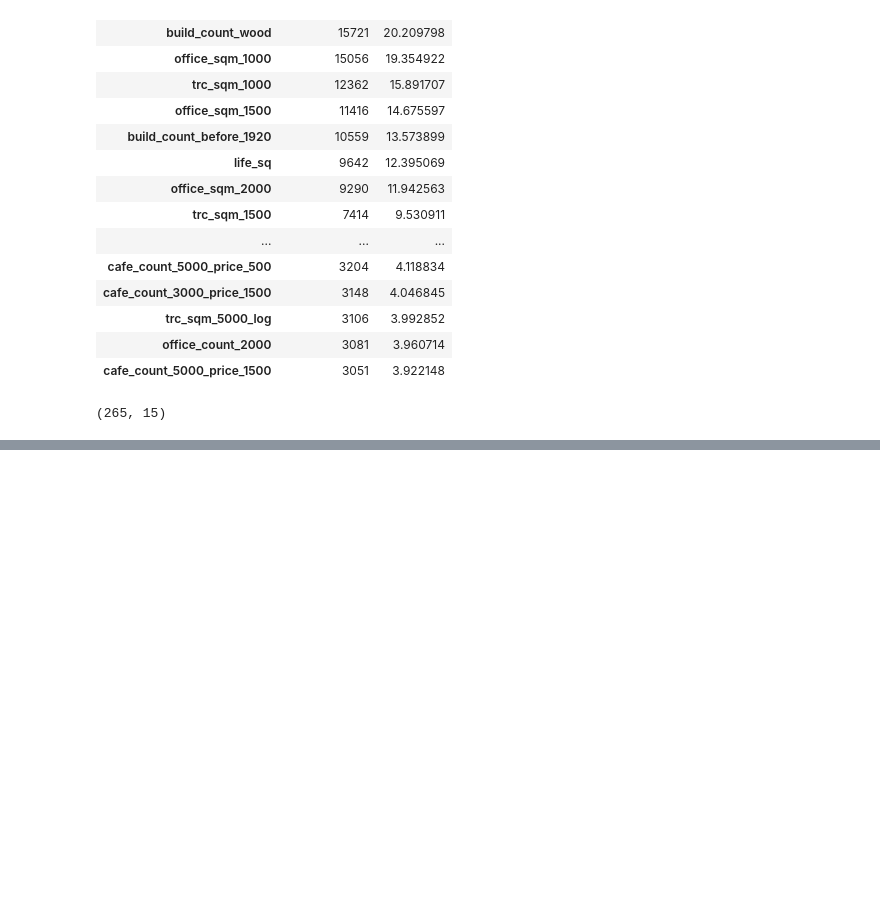
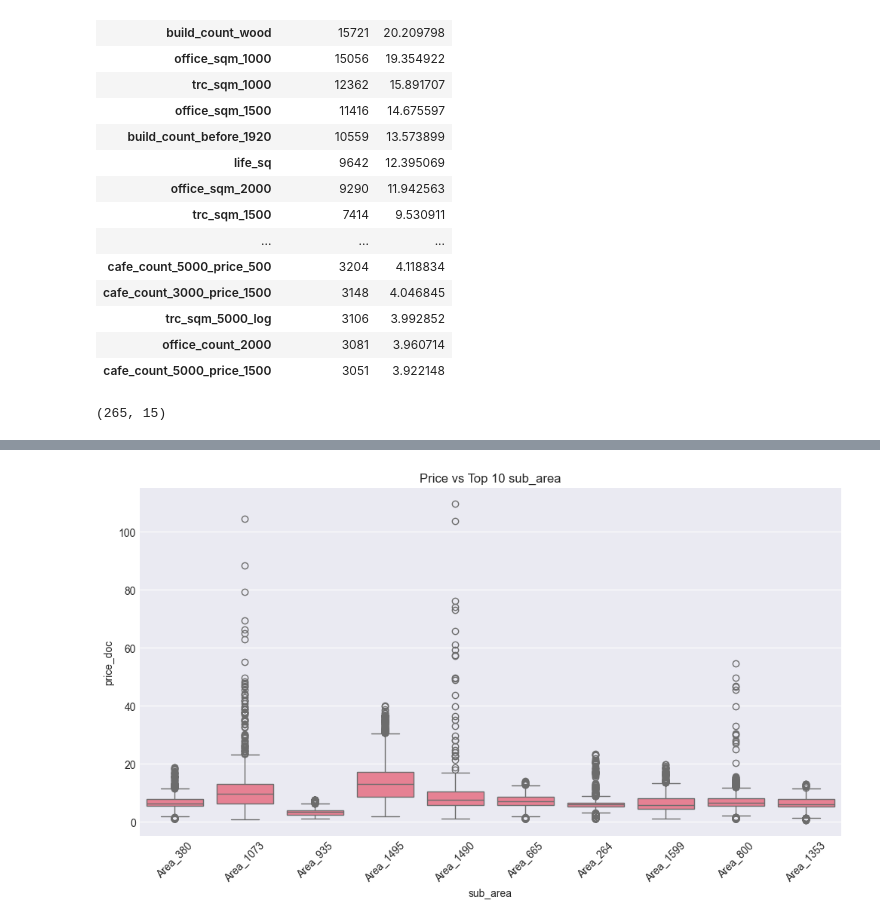
Before and after one commit to Sagarlekhraj-19/Kaggle_course_competition_02, a Jupyter notebook: task_02_B.ipynb, the cells around one changed output, grey strips where cells are left out. Drawn from its saved outputs; the diff is of its cells as text; code cells hidden in the pictures; blank space fills up the shorter version.

```diff
--- a/task_02_B.ipynb
+++ b/task_02_B.ipynb
@@ -437,0 +471,9 @@ cat_summary.sort_values('unique_values', ascending=False)
+# %%
+plt.figure(figsize=(12,6))
+top_sub_areas = train['sub_area'].value_counts().iloc[:10].index
+sns.boxplot(x='sub_area', y='price_doc', data=train[train['sub_area'].isin(top_sub_areas)])
+plt.title("Price vs Top 10 sub_area")
+plt.xticks(rotation=45)
+plt.show()
+# %% [output]
+[figure, added]
```
Also changed, not shown: parts of 3 cells of this notebook.
